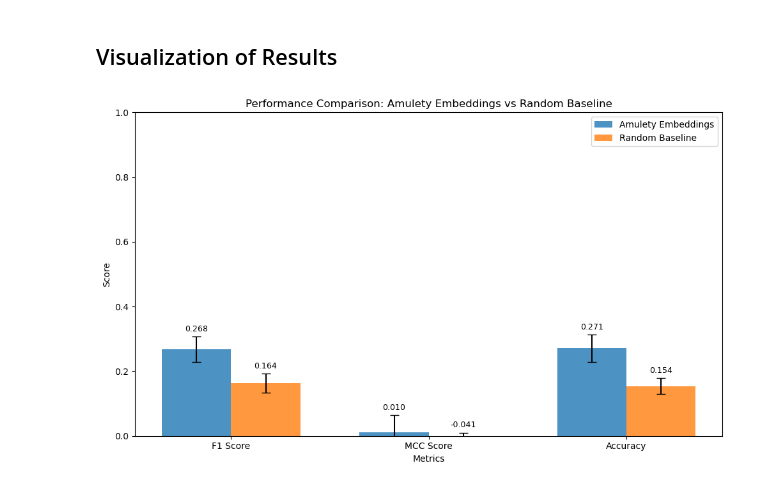
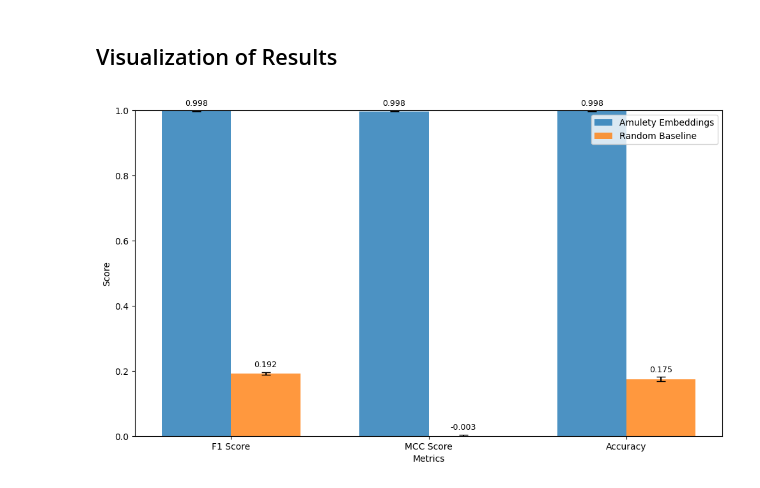
Before and after one commit to immcantation/amulety, a Jupyter notebook: docs/tutorials/ML_tutorial.ipynb, the cells around one changed output. Saved outputs shown, nothing was run; the diff lists cells and outputs as text; code cells hidden in the pictures.

Commit message:
Add tutorial embedding files

```diff
--- a/docs/tutorials/ML_tutorial.ipynb
+++ b/docs/tutorials/ML_tutorial.ipynb
@@ -153,7 +164,7 @@ print(f"Using {len(heavy_chains)} heavy chain sequences for embedding")
 
 # Take a subset for demonstration
 # please adjust size based on computational resources)
-sample_size = min(1000, len(heavy_chains))
+sample_size = min(10000, len(heavy_chains))
 heavy_sample = heavy_chains.sample(n=sample_size, random_state=42).reset_index(drop=True)
 print(f"Working with {len(heavy_sample)} sequences for demonstration")
 # %% [output]
@@ -169,7 +180,7 @@ if 'duplicate_count' not in heavy_sample.columns:
     heavy_sample['duplicate_count'] = 1
     print("Added duplicate_count column for amulety compatibility")
 
-embeddings = embed_airr(
+embeddings, filtered_data = embed_airr(
     airr=heavy_sample,
     chain="H",  # Heavy chain only
     model="antiberty",  # antiBERTy - Antibody BERT model
@@ -253,7 +268,7 @@ Class distribution:
 # %%
 # Filter classes with sufficient samples
-MIN_CLASS_SIZE = 20  # Minimum samples per class
-MAX_CLASS_SIZE = 200  # Maximum samples per class for balanced training
+MIN_CLASS_SIZE = 200  # Minimum samples per class
+MAX_CLASS_SIZE = 2000  # Maximum samples per class for balanced training
 
 # Keep only classes with sufficient samples
 valid_classes = [cls for cls, count in class_counts.items() if count >= MIN_CLASS_SIZE]
@@ -322,8 +337,8 @@ Final class distribution:
 We'll implement a robust machine learning pipeline using nested cross-validation to evaluate the predictive power of our embeddings.
 # %%
 # Set up nested cross-validation
-n_splits_outer = 5
-n_splits_inner = 3
+n_splits_outer = 4
+n_splits_inner = 4
 
 # Use StratifiedGroupKFold to ensure subjects don't appear in both train and test
 outer_cv = StratifiedGroupKFold(n_splits=n_splits_outer, shuffle=True, random_state=42)
@@ -606,35 +619,35 @@ width = 0.35
 amulety_means = [results_df[metric].mean() for metric in metrics]
 amulety_stds = [results_df[metric].std() for metric in metrics]
 random_means = [random_df[metric].mean() for metric in metrics]
 random_stds = [random_df[metric].std() for metric in metrics]
 
 bars1 = ax.bar(x - width/2, amulety_means, width, yerr=amulety_stds,
                label='Amulety Embeddings', alpha=0.8, capsize=5)
 bars2 = ax.bar(x + width/2, random_means, width, yerr=random_stds,
                label='Random Baseline', alpha=0.8, capsize=5)
 
 ax.set_xlabel('Metrics')
 ax.set_ylabel('Score')
-ax.set_title('Performance Comparison: Amulety Embeddings vs Random Baseline')
+# ax.set_title('Performance Comparison: Amulety Embeddings vs Random Baseline')
 ax.set_xticks(x)
 ax.set_xticklabels(metric_names)
 ax.legend()
 ax.set_ylim(0, 1)
 
 # Add value labels on bars
 def add_value_labels(bars, values, stds):
     for bar, val, std in zip(bars, values, stds):
         height = bar.get_height()
         ax.text(bar.get_x() + bar.get_width()/2., height + std + 0.01,
                 f'{val:.3f}', ha='center', va='bottom', fontsize=9)
 
 add_value_labels(bars1, amulety_means, amulety_stds)
 add_value_labels(bars2, random_means, random_stds)
 
 plt.tight_layout()
 plt.show()
 # %% [output]
-[figure, old version]
+[figure, new version]
 # %%
 # Save results for future reference
 results_df.to_csv('ml_cv_results.csv', index=False)
```
Also changed, not shown: parts of 13 cells of this notebook, 16 other files.
